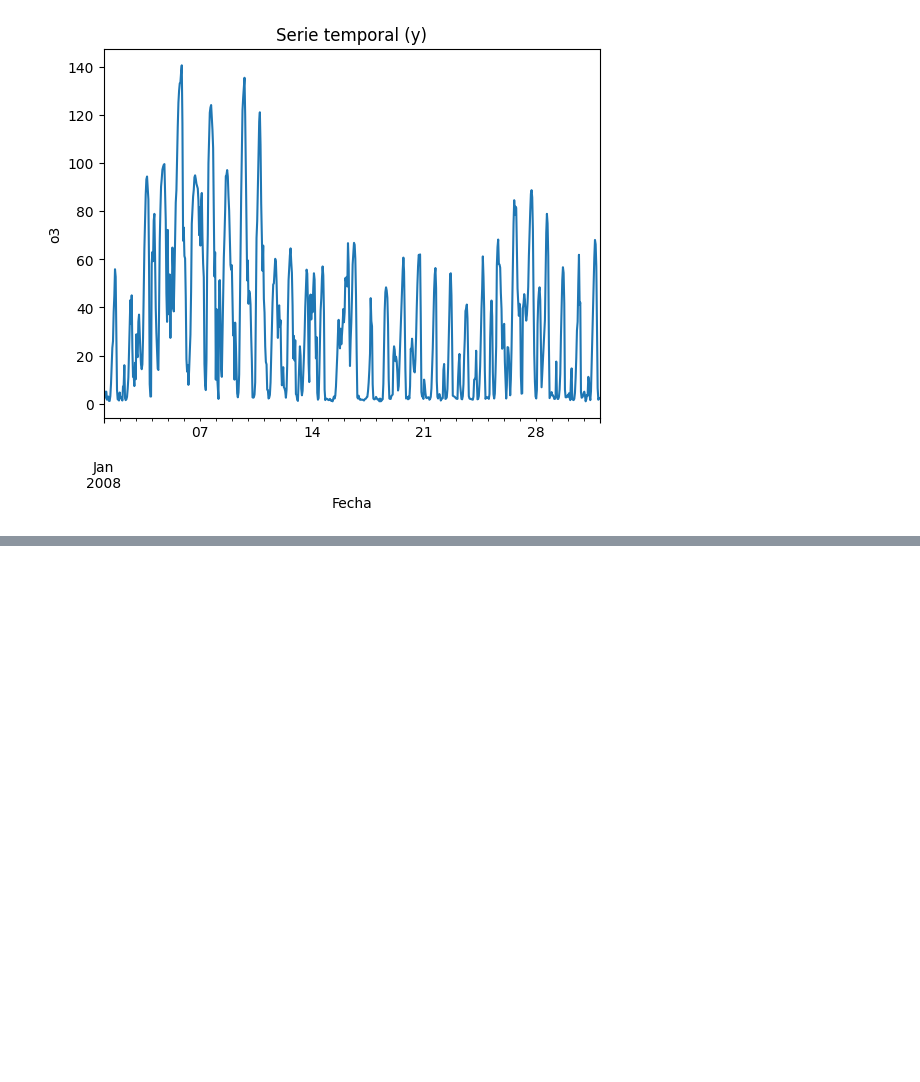
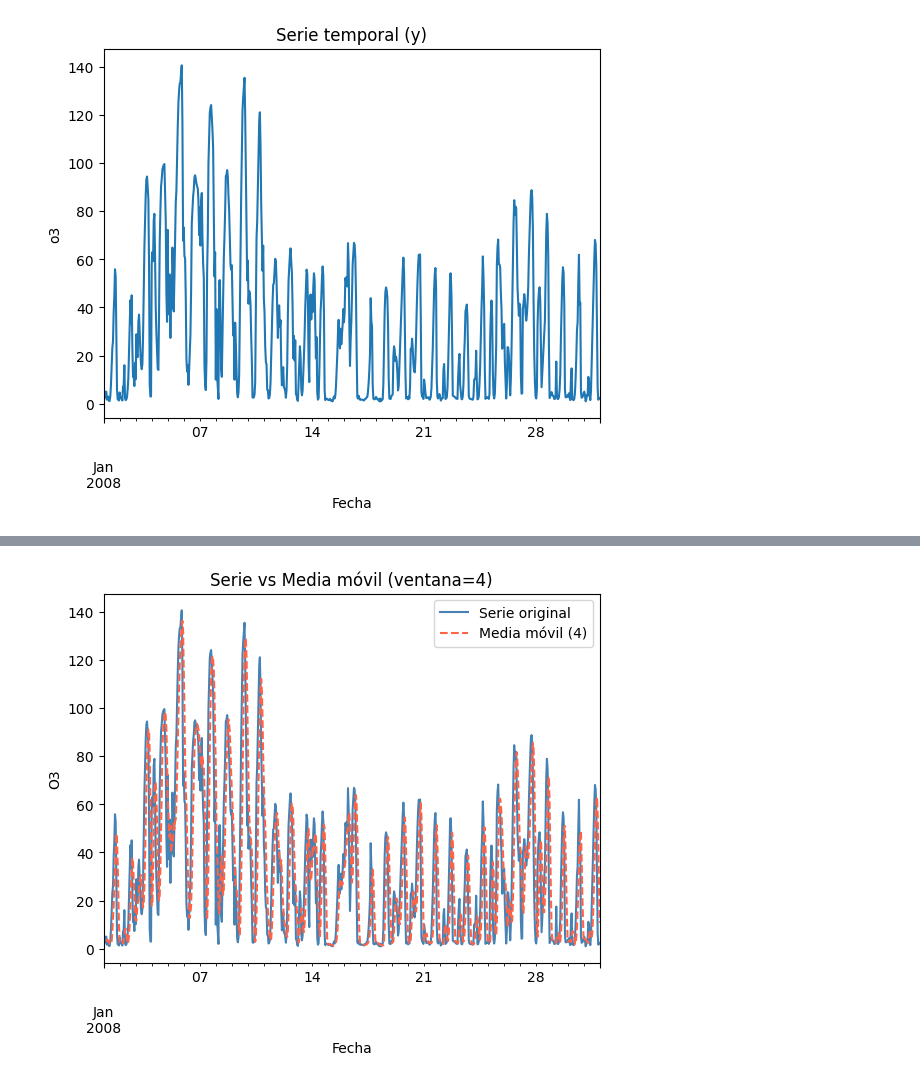
Before and after one commit to ignacioareal23-svg/AASeriesTemporalesFlujosDeDatos, a Jupyter notebook: ProyectoSeries/main.ipynb, the cells around one changed output, grey strips where cells are left out. Saved outputs shown, nothing was run; the diff lists cells and outputs as text; code cells hidden in the pictures; blank space fills up the shorter version.

```diff
--- a/ProyectoSeries/main.ipynb
+++ b/ProyectoSeries/main.ipynb
@@ -563,0 +631,25 @@ cv
+# %%
+# === Bloque 6: Ventanas deslizantes (rolling) — versión simple ===
+
+df_rolling = df.copy()
+columna = 'O3'   # cambia si tu variable principal tiene otro nombre
+
+# 1) Media móvil (ventana 4), desplazando 1 paso para no usar el valor actual
+df_rolling['media_movil_4'] = df_rolling[columna].shift(1).rolling(window=4).mean()
+
+# 2) Otras estadísticas con la misma ventana
+df_rolling['max_movil_4'] = df_rolling[columna].shift(1).rolling(window=4).max()
+df_rolling['min_movil_4'] = df_rolling[columna].shift(1).rolling(window=4).min()
+df_rolling['std_movil_4'] = df_rolling[columna].shift(1).rolling(window=4).std()
+
+# 3) Vista rápida
+df_rolling[[columna, 'media_movil_4', 'max_movil_4', 'min_movil_4', 'std_movil_4']].head(10)
+
+# 4) Comparación visual: serie original vs media móvil (4)
+ax = df_rolling[columna].plot(label='Serie original', color='steelblue')
+df_rolling['media_movil_4'].plot(ax=ax, label='Media móvil (4)', color='tomato', linestyle='--')
+ax.set_title('Serie vs Media móvil (ventana=4)')
+ax.set_xlabel('Fecha'); ax.set_ylabel(columna)
+ax.legend(); plt.show()
+# %% [output]
+[figure, added]
```
Also changed, not shown: parts of 13 cells of this notebook, 5 other files.
